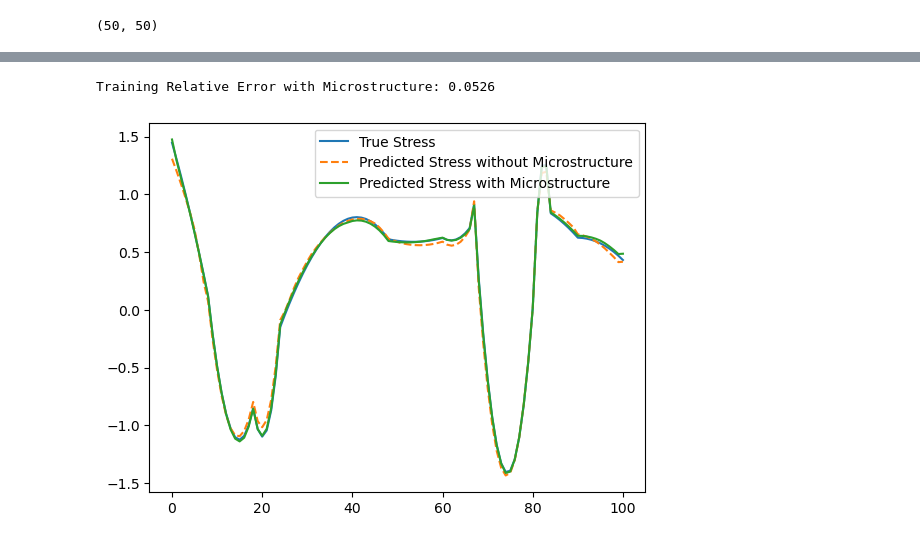
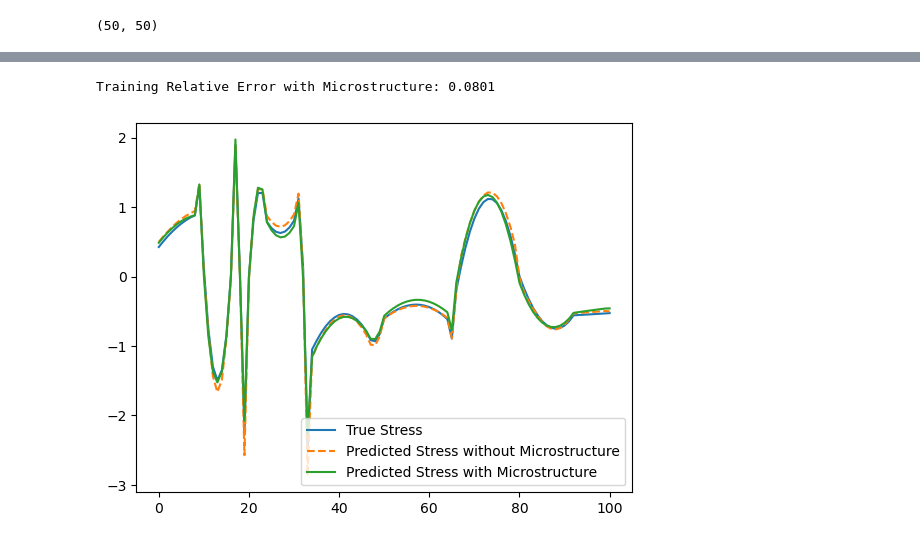
Before and after one commit to m-raj/microstructure-dependent-material-model, a Jupyter notebook: microstructure_dependent.ipynb, the cells around one changed output, grey strips where cells are left out. Saved outputs shown, nothing was run; the diff lists cells and outputs as text; code cells hidden in the pictures.

```diff
--- a/microstructure_dependent.ipynb
+++ b/microstructure_dependent.ipynb
@@ -90,4 +90,4 @@ nu reconstruction error: 0.00010621031833579764
 # %%
-vmm = ViscoelasticMaterialModel(2, 20, 2, 20)
+vmm = mib.ViscoelasticMaterialModel(2, 20, 2, 20)
 optimizer = torch.optim.Adam(vmm.parameters(), lr=1e-3)
 loss_history = []
@@ -222,12 +224,12 @@ plt.show()
 # %%
-i = 9
+i = 4
 plt.plot(s[i,:,0].detach().numpy(), label='True Stress')
 s_pred_m, xi_m = vmm_m(e, e_dot, E, nu)
 plt.plot(s_pred[i,:,0].detach().numpy(), '--', label='Predicted Stress without Microstructure')
 plt.plot(s_pred_m[i,:,0].detach().numpy(), label='Predicted Stress with Microstructure')
 plt.legend()
 train_error_m = loss_function.relative_error(s_pred_m, s).item()
 print(f'Training Relative Error with Microstructure: {train_error_m:.4f}')
 # %% [output]
-Training Relative Error with Microstructure: 0.0526
+Training Relative Error with Microstructure: 0.0801
-[figure, old version]
+[figure, new version]
```
Also changed, not shown: parts of 9 cells of this notebook, 8 other files.
